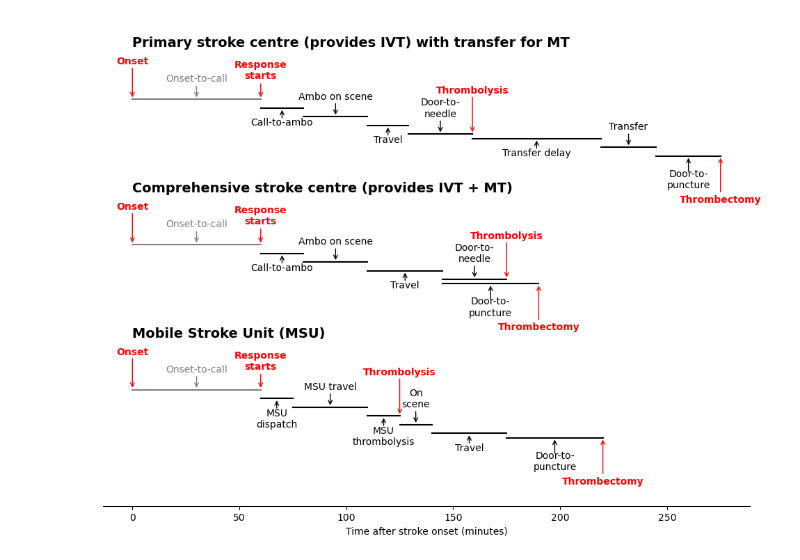
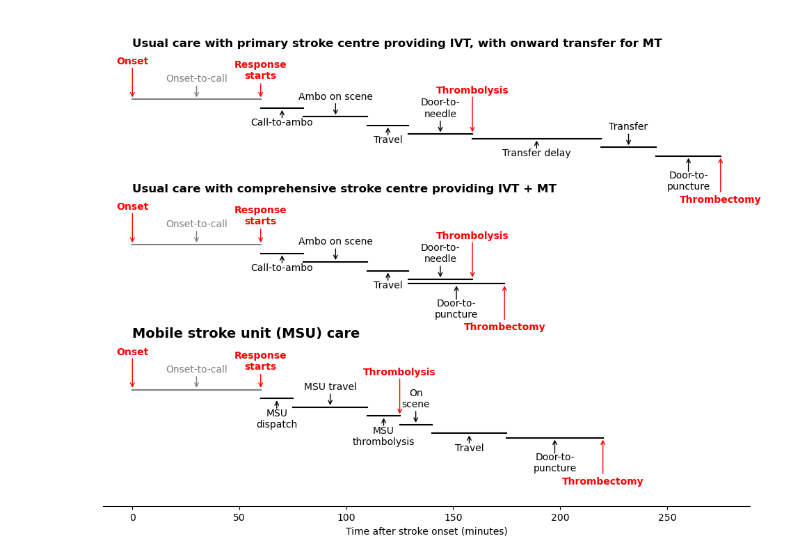
Before and after one commit to stroke-modelling/muster2, a Jupyter notebook: images/make_process_diagram.ipynb, the cells around one changed output. Cells and saved outputs as stored; diff of their text form; code cells hidden in the pictures.

```diff
--- a/images/make_process_diagram.ipynb
+++ b/images/make_process_diagram.ipynb
@@ -22,7 +22,7 @@ mothership = {
     'onset_to_call': 60,
     'call_to_ambo': 20,
     'ambo_on_scene': 30,
-    'travel': 35,
+    'travel': 19,
     'door_to_needle': 30,
     'door_to_puncture': 45
 }
@@ -49,7 +49,7 @@ x1 = 0
 y = 7
 text_offset = 0.3
 # Add title on top left
-ax.text(0, y+0.9, 'Primary stroke centre (provides IVT) with transfer for MT', fontsize=14, fontweight='bold')
+ax.text(0, y+0.9, 'Usual care with primary stroke centre providing IVT, with onward transfer for MT', fontsize=12, fontweight='bold')
 ax.annotate('', xy=(x1, y), xytext=(x1, y+0.57), arrowprops=dict(color='red', arrowstyle='->'))
 ax.text(x1, y+0.6, 'Onset', horizontalalignment='center', color='red', fontweight='bold')
 # Onset-to-call
@@ -117,7 +117,7 @@ y -= minor_offset
 mid_point = (x1+x2)/2
 ax.plot([x1, x2], [y, y], 'k-')
 ax.annotate('', xy=(mid_point, y), xytext=(mid_point, y-(text_offset)), arrowprops=dict(facecolor='black', arrowstyle='->'))
-ax.text((x1+x2)/2, y-(text_offset+0.25), 'Door-to-\npuncture', horizontalalignment='center')
+ax.text((x1+x2)/2, y-(text_offset+0.28), 'Door-to-\npuncture', horizontalalignment='center')
 ax.annotate('', xy=(x2, y), xytext=(x2, y+-.65), arrowprops=dict(color='red', arrowstyle='->'))
 ax.text(x2, y+-.8, 'Thrombectomy', horizontalalignment='center', color='red', fontweight='bold')
 
@@ -126,7 +126,7 @@ ax.text(x2, y+-.8, 'Thrombectomy', horizontalalignment='center', color='red', fo
 x1 = 0
 y = 4.5
 # Add title on top left
-ax.text(0, y+0.9, 'Comprehensive stroke centre (provides IVT + MT)', fontsize=14, fontweight='bold')
+ax.text(0, y+0.9, 'Usual care with comprehensive stroke centre providing IVT + MT', fontsize=12, fontweight='bold')
 ax.annotate('', xy=(x1, y), xytext=(x1, y+0.57), arrowprops=dict(color='red', arrowstyle='->'))
 ax.text(x1, y+0.6, 'Onset', horizontalalignment='center', color='red', fontweight='bold')
 # Onset-to-call
@@ -178,7 +178,7 @@ y -= minor_offset/2
 mid_point = (x1+x2)/2
 ax.plot([x1, x2], [y, y], 'k-')
 ax.annotate('', xy=(mid_point, y), xytext=(mid_point, y-(text_offset)), arrowprops=dict(facecolor='black', arrowstyle='->'))
-ax.text((x1+x2)/2, y-(text_offset+0.25), 'Door-to-\npuncture', horizontalalignment='center')
+ax.text((x1+x2)/2, y-(text_offset+0.28), 'Door-to-\npuncture', horizontalalignment='center')
 ax.annotate('', xy=(x2, y), xytext=(x2, y+-.65), arrowprops=dict(color='red', arrowstyle='->'))
 ax.text(x2, y+-.8, 'Thrombectomy', horizontalalignment='center', color='red', fontweight='bold')
 
@@ -186,7 +186,7 @@ ax.text(x2, y+-.8, 'Thrombectomy', horizontalalignment='center', color='red', fo
 x1 = 0
 y = 2
 # Add title on top left
-ax.text(0, y+0.9, 'Mobile Stroke Unit (MSU)', fontsize=14, fontweight='bold')
+ax.text(0, y+0.9, 'Mobile stroke unit (MSU) care', fontsize=14, fontweight='bold')
 ax.text(x1, y+0.6, 'Onset', horizontalalignment='center', color='red', fontweight='bold')
 ax.annotate('', xy=(x1, y), xytext=(x1, y+0.57), arrowprops=dict(color='red', arrowstyle='->'))
 # Onset-to-call
@@ -240,32 +240,32 @@ ax.plot([x1, x2], [y, y], 'k-')
 ax.annotate('', xy=(mid_point, y), xytext=(mid_point, y-text_offset+0.1), arrowprops=dict(facecolor='black', arrowstyle='->'))
 ax.text((x1+x2)/2, y-text_offset, 'Travel', horizontalalignment='center')
 # Door to puncture
 x1 = x2
 x2 = x1 + mobile_stroke_unit['door_to_puncture']
 y -= minor_offset/2
 mid_point = (x1+x2)/2
 ax.plot([x1, x2], [y, y], 'k-')
 ax.annotate('', xy=(mid_point, y), xytext=(mid_point, y-(text_offset)), arrowprops=dict(facecolor='black', arrowstyle='->'))
-ax.text((x1+x2)/2, y-(text_offset+0.25), 'Door-to-\npuncture', horizontalalignment='center')
+ax.text((x1+x2)/2, y-(text_offset+0.28), 'Door-to-\npuncture', horizontalalignment='center')
 ax.annotate('', xy=(x2, y), xytext=(x2, y+-.65), arrowprops=dict(color='red', arrowstyle='->'))
 ax.text(x2, y+-.8, 'Thrombectomy', horizontalalignment='center', color='red', fontweight='bold')
 
 
 
 ax.set_xlabel('Time after stroke onset (minutes)')
 
 
 
 # Remove the y axis
 ax.yaxis.set_visible(False)
 # Remove the box around the plot
 ax.spines[['top', 'left', 'right']].set_visible(False)
 
 #ax.set_title('Examples of stroke treatment pathways', fontsize=18, fontweight='bold')
 
 # Save as jpg
 plt.savefig('stroke_treatment.jpg', format='jpg', dpi=300, bbox_inches='tight', pad_inches=0.1)
 
 plt.show()
 # %% [output]
-[figure, old version]
+[figure, new version]
```
Also changed, not shown: 3 other files.
